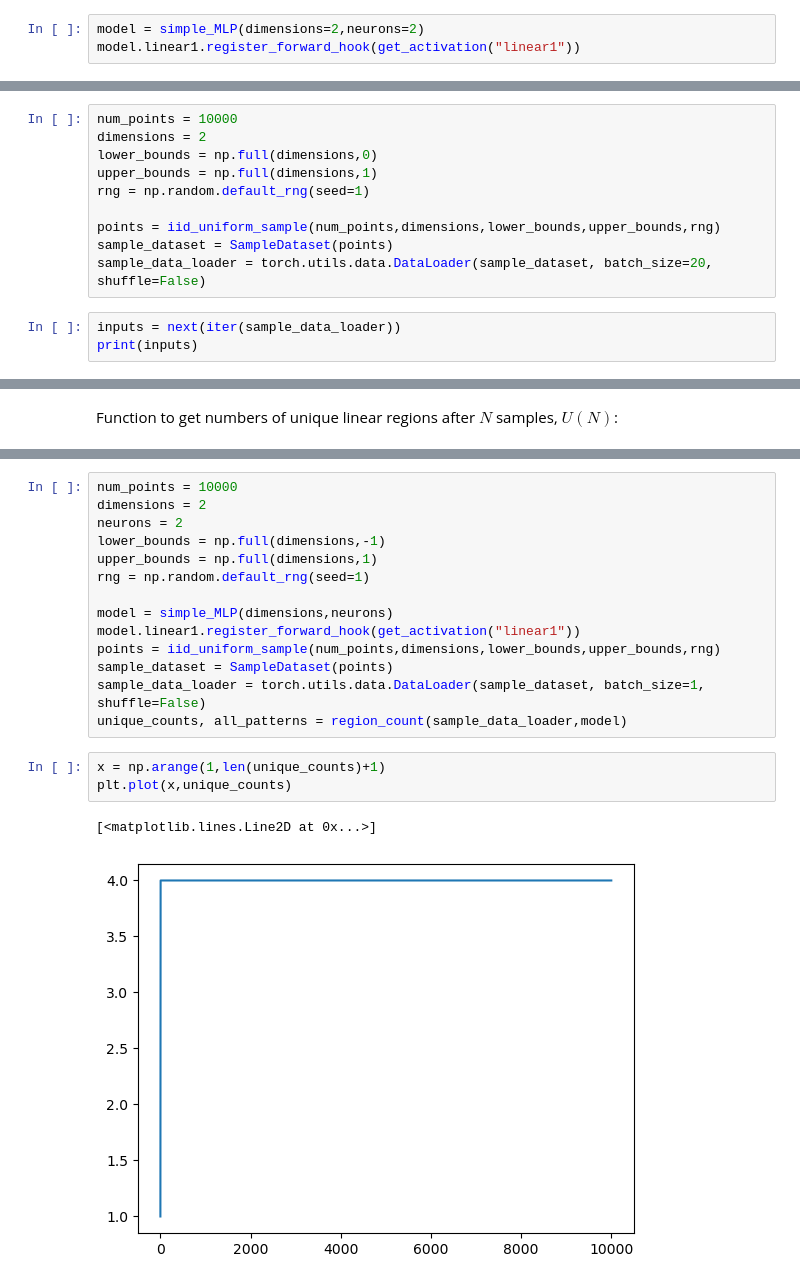
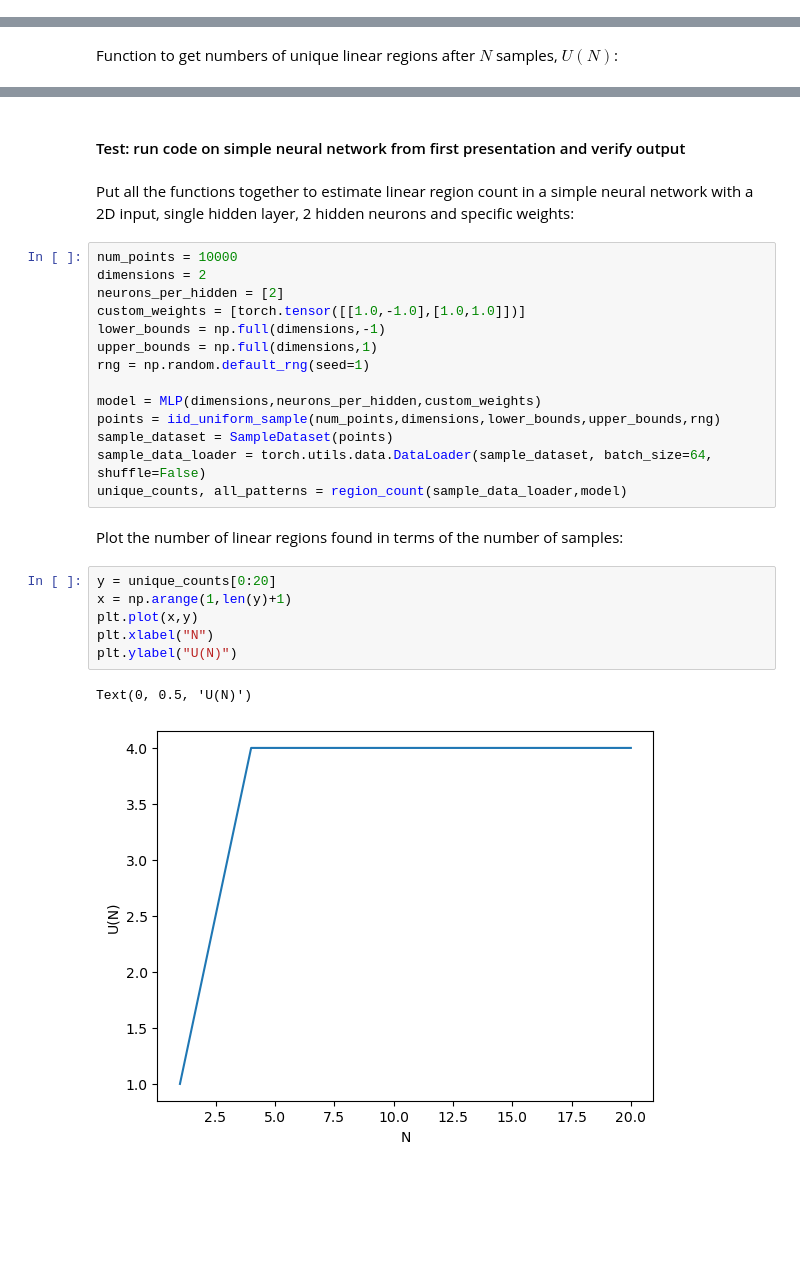
Before and after one commit to Gautam-Chauhan/MSc-Thesis, a Jupyter notebook: iid_uniform_code.ipynb, the cells around one changed output, grey strips where cells are left out. Cells and saved outputs as stored; diff of their text form; blank space fills up the shorter version.

Commit message:
Changed the code so that it processes the input data in batches and allows for different types of architectures

```diff
--- a/iid_uniform_code.ipynb
+++ b/iid_uniform_code.ipynb
@@ -86,3 +117,0 @@ def get_activation(name):
-# %%
-model = simple_MLP(dimensions=2,neurons=2)
-model.linear1.register_forward_hook(get_activation("linear1"))
@@ -124,16 +133,3 @@ class SampleDataset(torch.utils.data.Dataset):
     def __getitem__(self,index):
         input = points[index,:]
         return input
-# %%
-num_points = 10000
-dimensions = 2
-lower_bounds = np.full(dimensions,0)
-upper_bounds = np.full(dimensions,1)
-rng = np.random.default_rng(seed=1)
-
-points = iid_uniform_sample(num_points,dimensions,lower_bounds,upper_bounds,rng)
-sample_dataset = SampleDataset(points)
-sample_data_loader = torch.utils.data.DataLoader(sample_dataset, batch_size=20, shuffle=False)
-# %%
-inputs = next(iter(sample_data_loader))
-print(inputs)
@@ -192,22 +181,31 @@ def region_count(sample_data_loader,model):
 
     return unique_counts,all_patterns
+# %% [markdown]
+#### Test: run code on simple neural network from first presentation and verify output
+# %% [markdown]
+Put all the functions together to estimate linear region count in a simple neural network with a 2D input, single hidden layer, 2 hidden neurons and specific weights:
 # %%
 num_points = 10000
 dimensions = 2
-neurons = 2
+neurons_per_hidden = [2]
+custom_weights = [torch.tensor([[1.0,-1.0],[1.0,1.0]])]
 lower_bounds = np.full(dimensions,-1)
 upper_bounds = np.full(dimensions,1)
 rng = np.random.default_rng(seed=1)
 
-model = simple_MLP(dimensions,neurons)
-model.linear1.register_forward_hook(get_activation("linear1"))
+model = MLP(dimensions,neurons_per_hidden,custom_weights)
 points = iid_uniform_sample(num_points,dimensions,lower_bounds,upper_bounds,rng)
 sample_dataset = SampleDataset(points)
-sample_data_loader = torch.utils.data.DataLoader(sample_dataset, batch_size=1, shuffle=False)
+sample_data_loader = torch.utils.data.DataLoader(sample_dataset, batch_size=64, shuffle=False)
 unique_counts, all_patterns = region_count(sample_data_loader,model)
+# %% [markdown]
+Plot the number of linear regions found in terms of the number of samples:
 # %%
-x = np.arange(1,len(unique_counts)+1)
-plt.plot(x,unique_counts)
+y = unique_counts[0:20]
+x = np.arange(1,len(y)+1)
+plt.plot(x,y)
+plt.xlabel("N")
+plt.ylabel("U(N)")
 # %% [output]
-[<matplotlib.lines.Line2D at 0x...>]
+Text(0, 0.5, 'U(N)')
-[figure, old version]
+[figure, new version]
```
Also changed, not shown: parts of 18 cells of this notebook.
